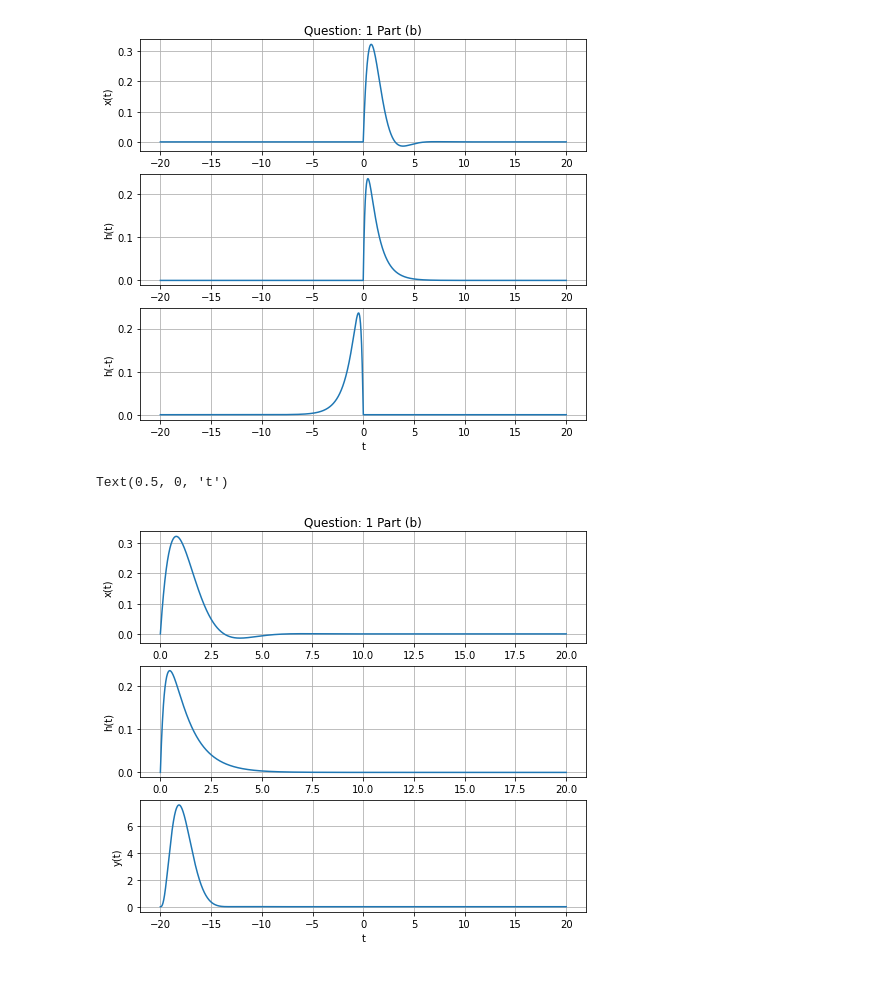
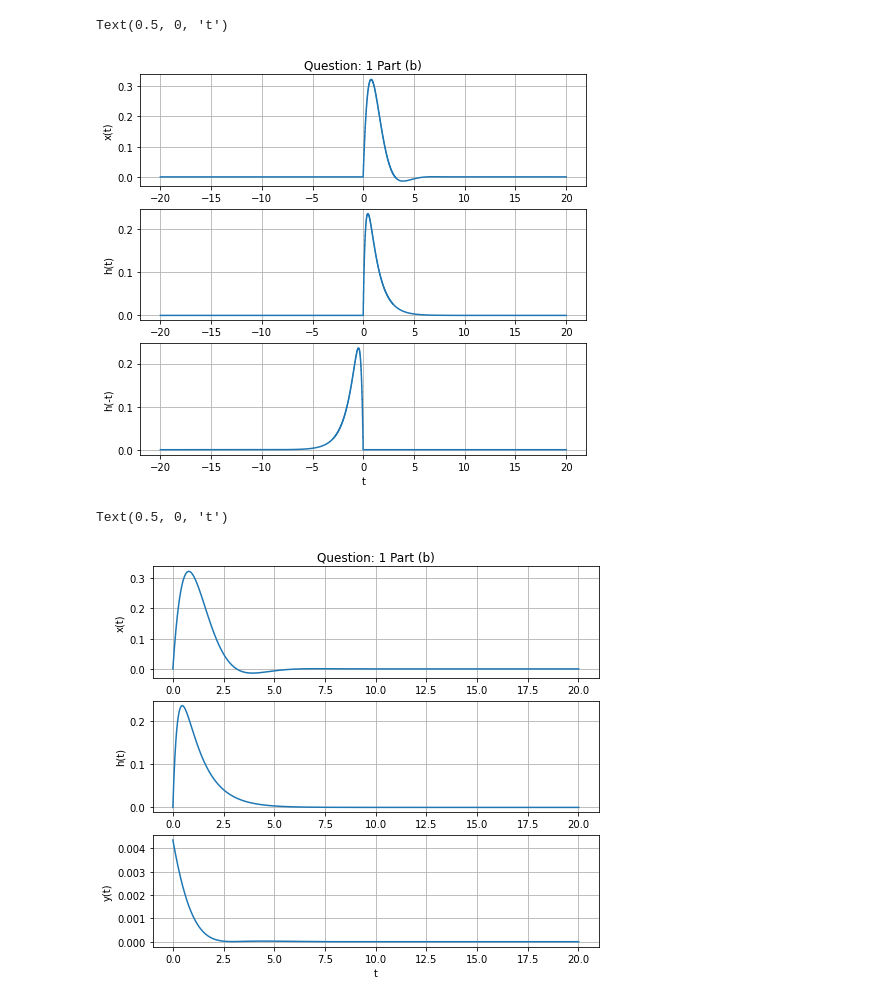
Before and after one commit to divyajeettt/ECE250, a Jupyter notebook: Assignments/Assignment-2/solution-1b.ipynb, the cells around one changed output. Saved outputs shown, nothing was run; the diff lists cells and outputs as text; code cells hidden in the pictures.

```diff
--- a/Assignments/Assignment-2/solution-1b.ipynb
+++ b/Assignments/Assignment-2/solution-1b.ipynb
@@ -22,9 +22,9 @@ for i in range(3):
 
 T = np.arange(-20.0, 20.01, 0.01)
 
-axes[0].plot(T, [x(t) for t in T])
-axes[1].plot(T, [h(t) for t in T])
-axes[2].plot(T, [h(-t) for t in T])
+axes[0].step(T, [x(t) for t in T])
+axes[1].step(T, [h(t) for t in T])
+axes[2].step(T, [h(-t) for t in T])
 
 axes[0].set_title("Question: 1 Part (b)")
 axes[0].set_ylabel("x(t)")
@@ -32,28 +32,29 @@ axes[1].set_ylabel("h(t)")
 axes[2].set_ylabel("h(-t)")
 axes[2].set_xlabel("t")
 # %% [output]
+Text(0.5, 0, 't')
 [figure]
 # %%
 # Plotting x(t), h(t), and y(t) = x(t) * h(t) for t = [0, 20]
 
 fig, axes = plt.subplots(3, 1, figsize=(8, 7))
 for i in range(3):
     axes[i].grid(True)
 
-
 T = np.arange(0.0, 20.01, 0.01)
 X = [x(t) for t in T]
 H = [h(t) for t in T]
 
 axes[0].plot(T, X)
 axes[1].plot(T, H)
-axes[2].plot(np.arange(0.0, 40.02, 0.01), np.convolve(np.ravel(X), np.ravel(H), "full"))
+axes[2].plot(T, np.convolve(np.ravel(X), np.ravel(H), "same"))
+# axes[2].plot(np.arange(0.0, 40.02, 0.01), np.convolve(np.ravel(X), np.ravel(H), "full"))
 
 axes[0].set_title("Question: 1 Part (b)")
 axes[0].set_ylabel("x(t)")
 axes[1].set_ylabel("h(t)")
 axes[2].set_ylabel("y(t)")
 axes[2].set_xlabel("t")
 # %% [output]
 Text(0.5, 0, 't')
-[figure, old version]
+[figure, new version]
```
Also changed, not shown: parts of 1 cell of this notebook, 6 other files.
